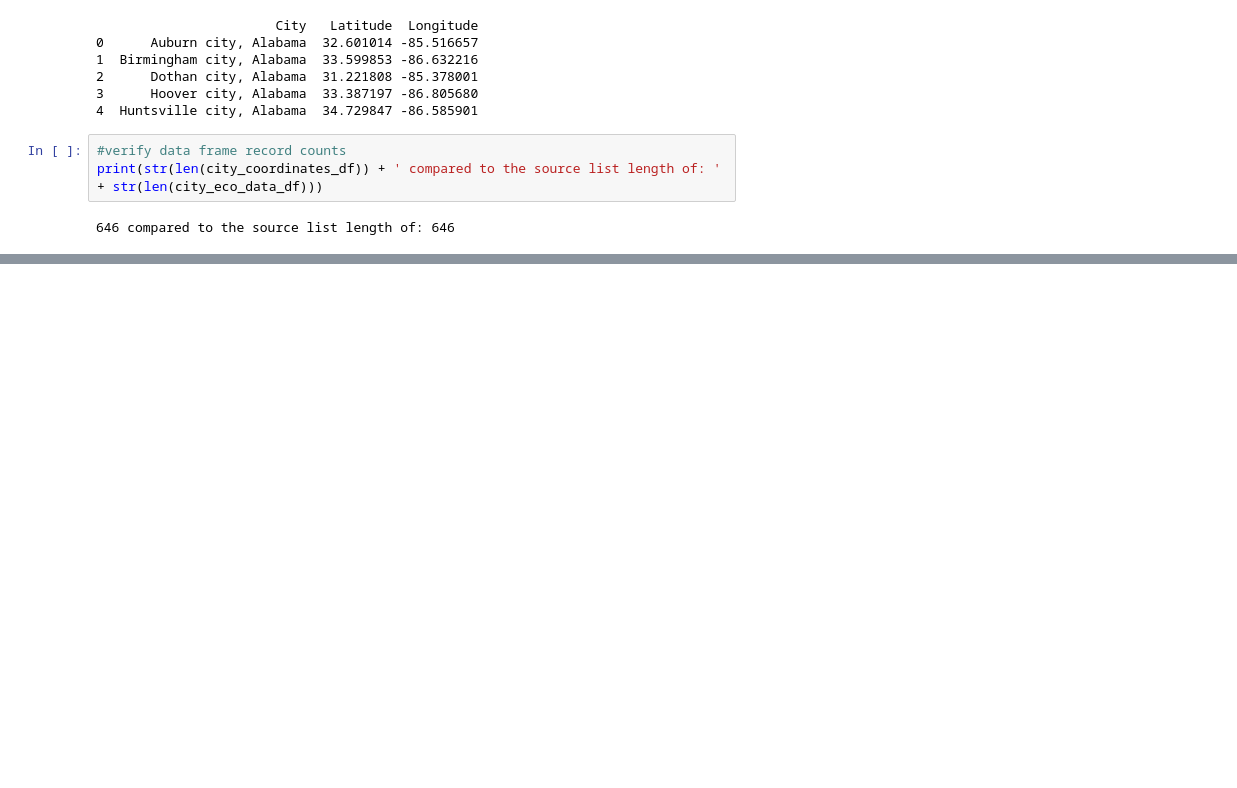
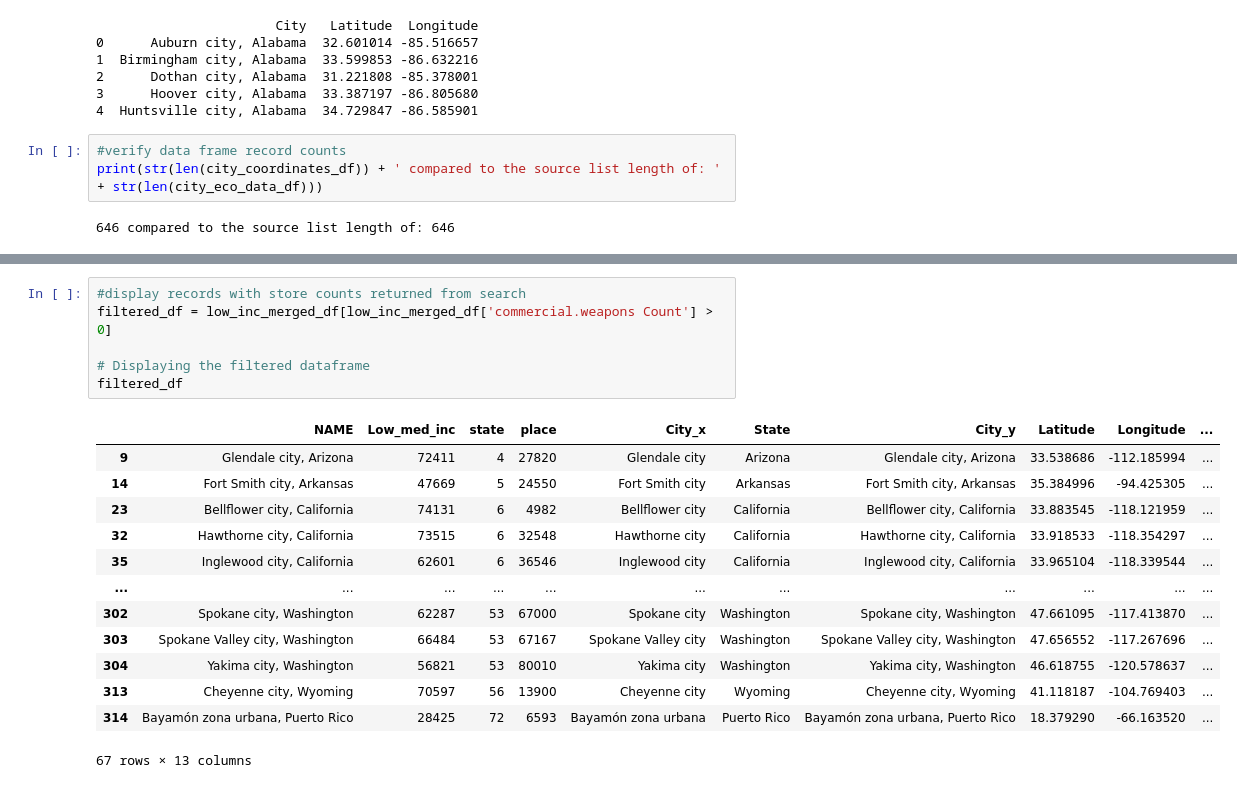
Before and after one commit to bseri0/Proj_1, a Jupyter notebook: py_api/bryan_copy.ipynb, the cells around one changed output, grey strips where cells are left out. Cells and saved outputs as stored; diff of their text form; blank space fills up the shorter version.

```diff
--- a/py_api/bryan_copy.ipynb
+++ b/py_api/bryan_copy.ipynb
@@ -324,3 +340,23 @@ low_inc_merged_df
+# %%
+#display records with store counts returned from search
+filtered_df = low_inc_merged_df[low_inc_merged_df['commercial.weapons Count'] > 0]
+
+# Displaying the filtered dataframe
+filtered_df
+# %% [output]
+|  | NAME | Low_med_inc | state | place | City_x | State | City_y | Latitude | Longitude | ... |
+| 9 | Glendale city, Arizona | 72411 | 4 | 27820 | Glendale city | Arizona | Glendale city, Arizona | 33.538686 | -112.185994 | ... |
+| 14 | Fort Smith city, Arkansas | 47669 | 5 | 24550 | Fort Smith city | Arkansas | Fort Smith city, Arkansas | 35.384996 | -94.425305 | ... |
+| 23 | Bellflower city, California | 74131 | 6 | 4982 | Bellflower city | California | Bellflower city, California | 33.883545 | -118.121959 | ... |
+| 32 | Hawthorne city, California | 73515 | 6 | 32548 | Hawthorne city | California | Hawthorne city, California | 33.918533 | -118.354297 | ... |
+| 35 | Inglewood city, California | 62601 | 6 | 36546 | Inglewood city | California | Inglewood city, California | 33.965104 | -118.339544 | ... |
+| ... | ... | ... | ... | ... | ... | ... | ... | ... | ... | ... |
+| 302 | Spokane city, Washington | 62287 | 53 | 67000 | Spokane city | Washington | Spokane city, Washington | 47.661095 | -117.413870 | ... |
+| 303 | Spokane Valley city, Washington | 66484 | 53 | 67167 | Spokane Valley city | Washington | Spokane Valley city, Washington | 47.656552 | -117.267696 | ... |
+| 304 | Yakima city, Washington | 56821 | 53 | 80010 | Yakima city | Washington | Yakima city, Washington | 46.618755 | -120.578637 | ... |
+| 313 | Cheyenne city, Wyoming | 70597 | 56 | 13900 | Cheyenne city | Wyoming | Cheyenne city, Wyoming | 41.118187 | -104.769403 | ... |
+| 314 | Bayamón zona urbana, Puerto Rico | 28425 | 72 | 6593 | Bayamón zona urbana | Puerto Rico | Bayamón zona urbana, Puerto Rico | 18.379290 | -66.163520 | ... |
+67 rows × 13 columns
 # %%
 #high_inc_merged_df.to_csv('../data/high_inc_data.csv', index=False)
 high_inc_merged_df
```
Also changed, not shown: parts of 19 cells of this notebook.
